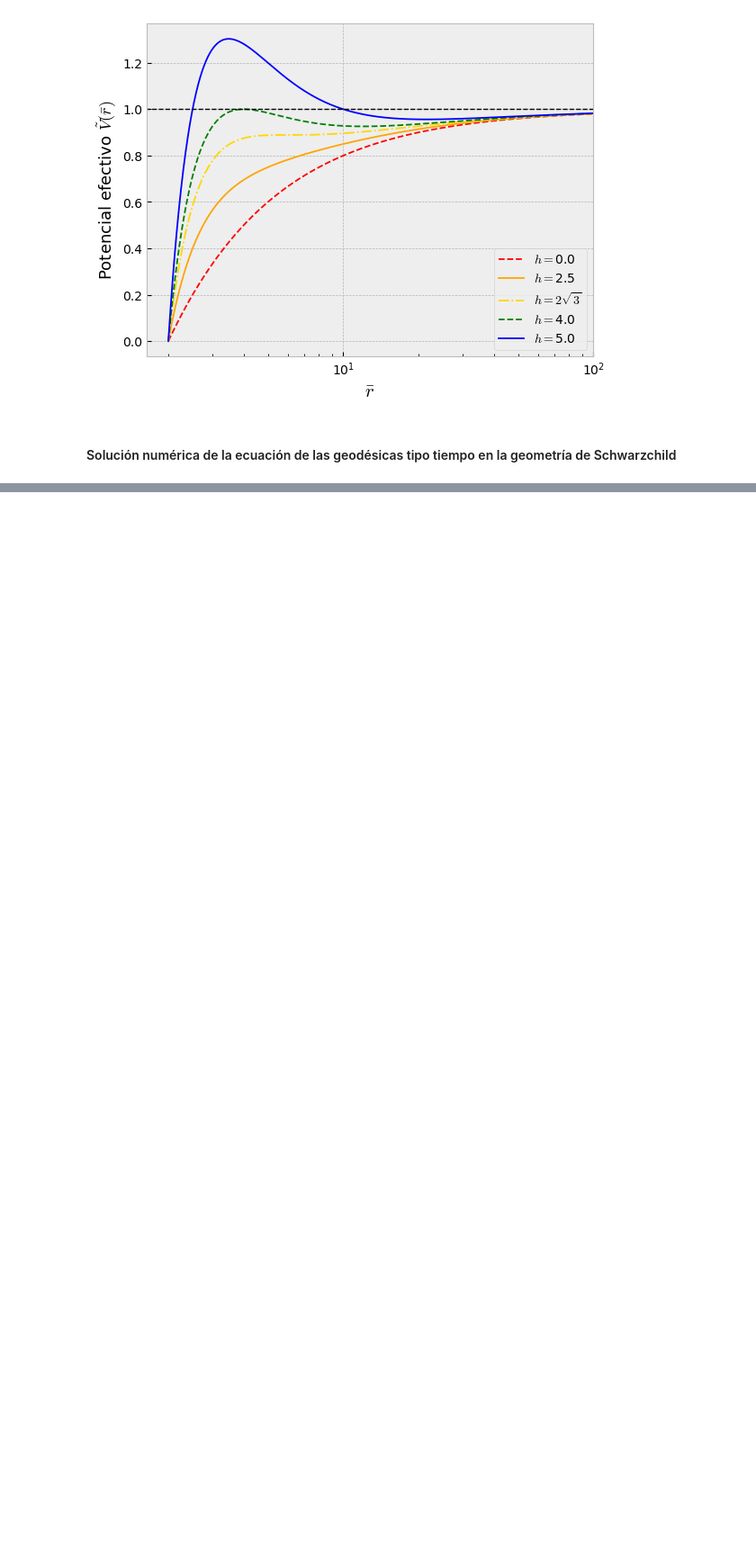
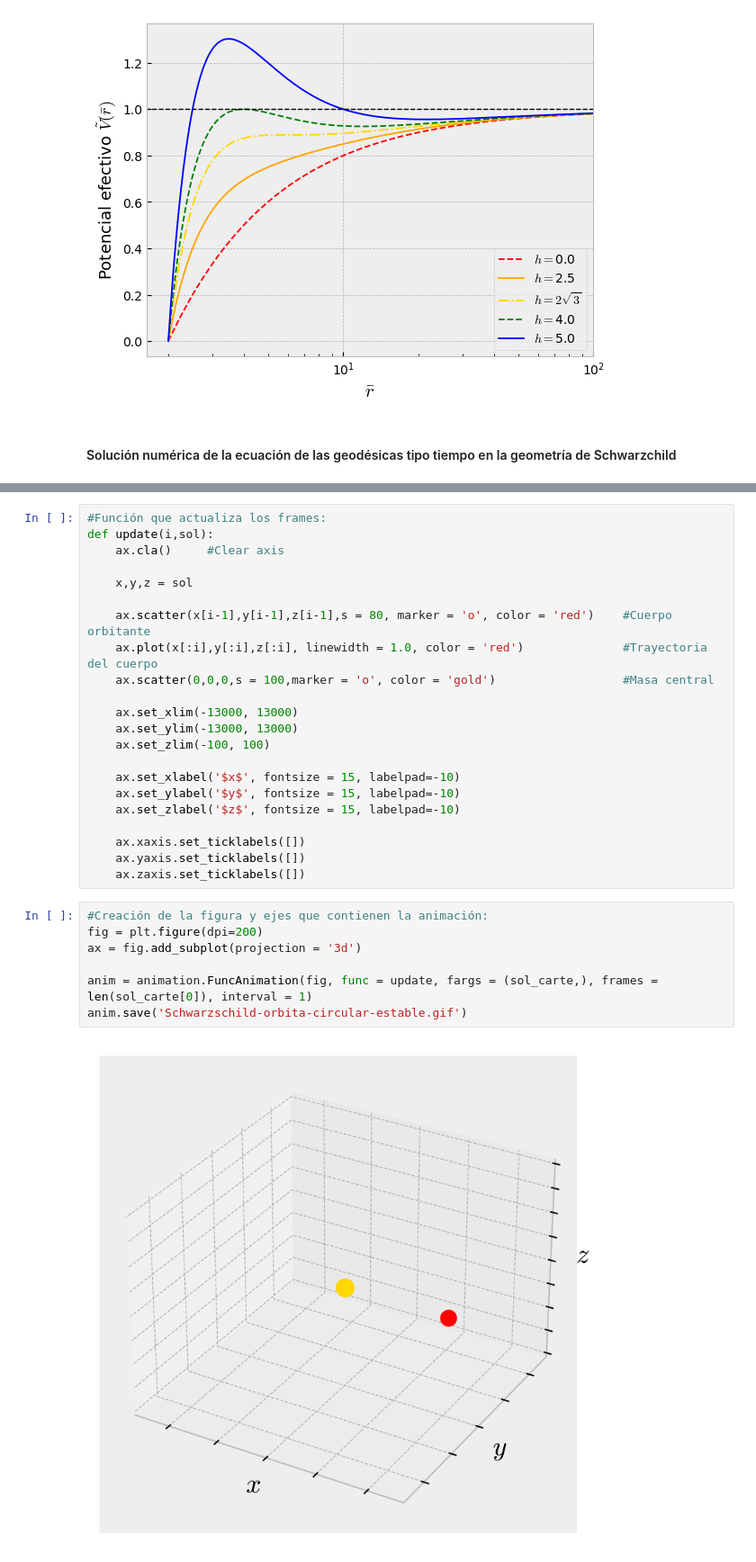
Before and after one commit to AleSaa66/Topicos-RG, a Jupyter notebook: Semana 3/Semana-3.ipynb, the cells around one changed output, grey strips where cells are left out. Shown at 90% size. Saved outputs shown, nothing was run; the diff lists cells and outputs as text; blank space fills up the shorter version.

```diff
--- a/Semana 3/Semana-3.ipynb
+++ b/Semana 3/Semana-3.ipynb
@@ -108,0 +201,31 @@ plt.savefig('Potencial_Efectivo.pdf')
+# %%
+#Función que actualiza los frames:
+def update(i,sol):
+    ax.cla()     #Clear axis
+
+    x,y,z = sol
+
+    ax.scatter(x[i-1],y[i-1],z[i-1],s = 80, marker = 'o', color = 'red')    #Cuerpo orbitante
+    ax.plot(x[:i],y[:i],z[:i], linewidth = 1.0, color = 'red')              #Trayectoria del cuerpo
+    ax.scatter(0,0,0,s = 100,marker = 'o', color = 'gold')                  #Masa central
+
+    ax.set_xlim(-13000, 13000)
+    ax.set_ylim(-13000, 13000)
+    ax.set_zlim(-100, 100)
+
+    ax.set_xlabel('$x$', fontsize = 15, labelpad=-10)
+    ax.set_ylabel('$y$', fontsize = 15, labelpad=-10)
+    ax.set_zlabel('$z$', fontsize = 15, labelpad=-10)
+
+    ax.xaxis.set_ticklabels([])
+    ax.yaxis.set_ticklabels([])
+    ax.zaxis.set_ticklabels([])
+# %%
+#Creación de la figura y ejes que contienen la animación:
+fig = plt.figure(dpi=200)
+ax = fig.add_subplot(projection = '3d')
+
+anim = animation.FuncAnimation(fig, func = update, fargs = (sol_carte,), frames = len(sol_carte[0]), interval = 1)
+anim.save('Schwarzschild-orbita-circular-estable.gif')
+# %% [output]
+[figure, added]
```
Also changed, not shown: parts of 17 cells of this notebook, 5 other files.
